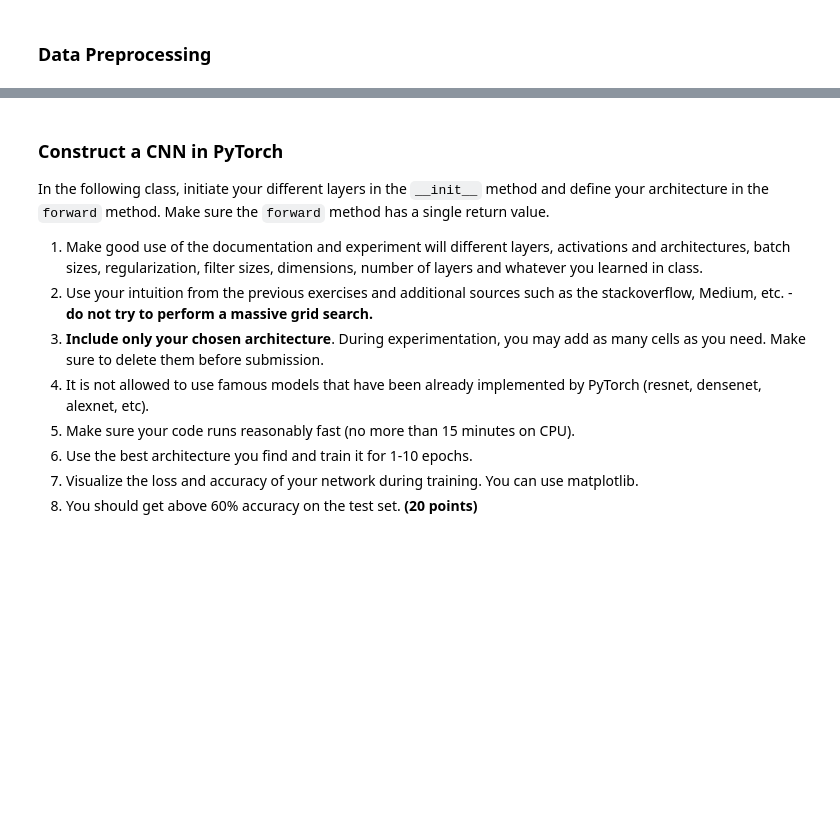
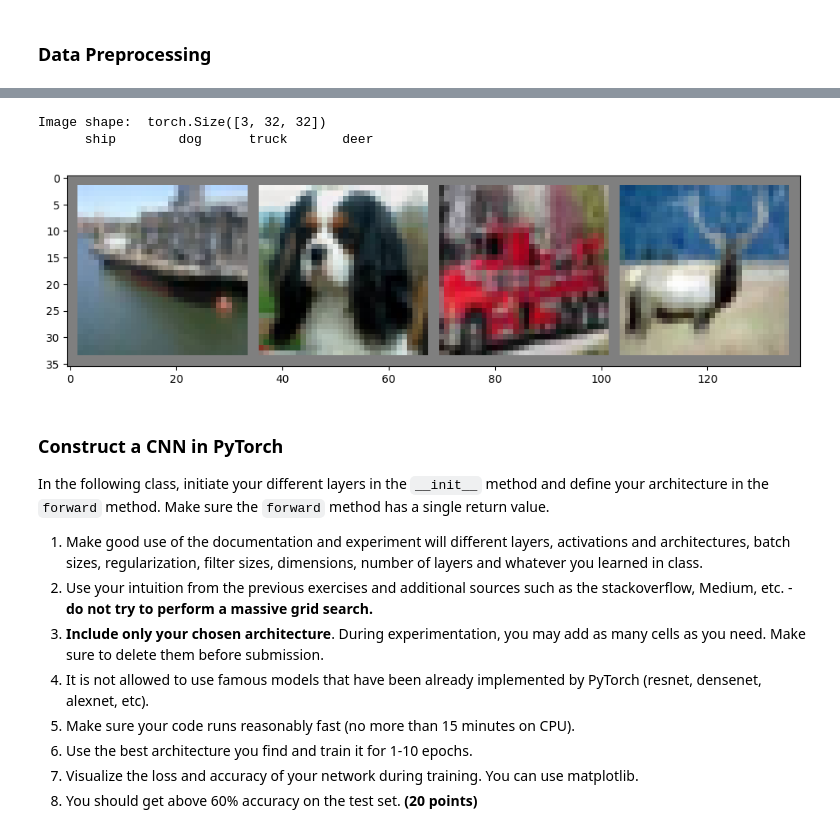
Before and after one commit to vaknin34/DL-Task3, a Jupyter notebook: HW3_ID.ipynb, the cells around one changed output, grey strips where cells are left out. Drawn from its saved outputs; the diff is of its cells as text; code cells hidden in the pictures; blank space fills up the shorter version.

```diff
--- a/HW3_ID.ipynb
+++ b/HW3_ID.ipynb
@@ -49,19 +52,23 @@ classes = ('plane', 'car', 'bird', 'cat', 'deer', 'dog', 'frog', 'horse', 'ship'
 # %%
 # functions to show an image
 def imshow(img):
     img = img / 2 + 0.5     # unnormalize
     npimg = img.numpy()
     plt.imshow(np.transpose(npimg, (1, 2, 0))) # plt accepts images in the format (w,h,c)
 
 # get some random training images
 dataiter = iter(trainloader)
-images, labels = dataiter.next()
+images, labels = next(dataiter)
 
 print("Image shape: ", images[0].shape)
 # show images
 imshow(torchvision.utils.make_grid(images[:4]))
 # print labels
 print(' '.join('%10s' % classes[labels[j]] for j in range(4)))
+# %% [output]
+Image shape:  torch.Size([3, 32, 32])
+      ship        dog      truck       deer
+[figure, added]
 # %% [markdown]
 ### Construct a CNN in PyTorch
 
```
Also changed, not shown: parts of 25 cells of this notebook.
